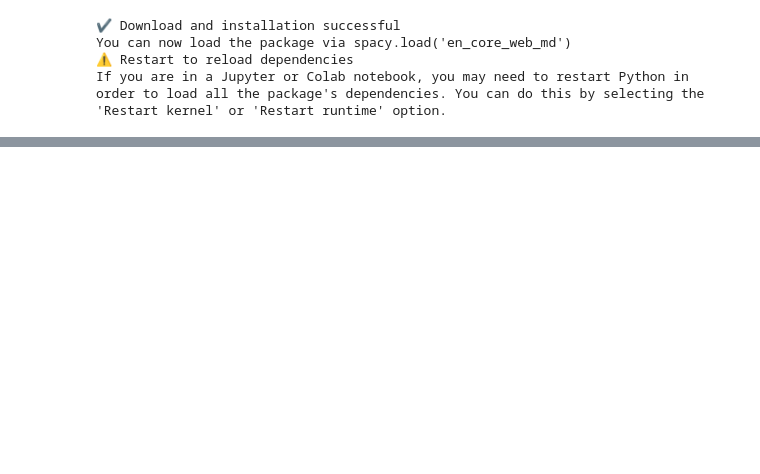
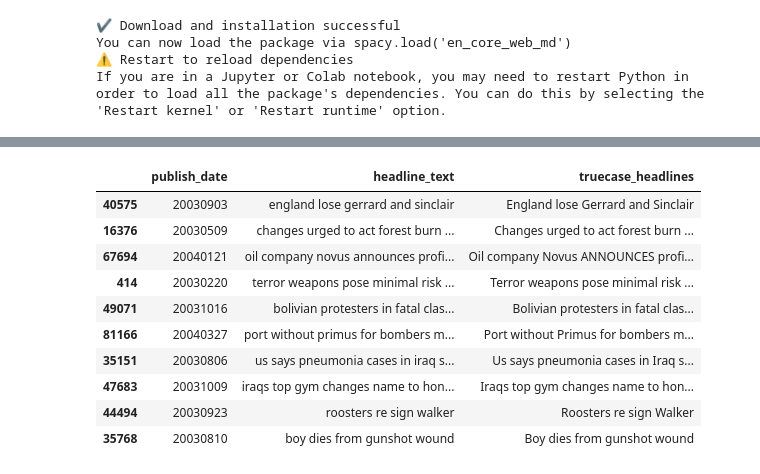
Before and after one commit to almin-byte/million-headlines-topic-modeling, a Jupyter notebook: LDA with gensim and spaCy.ipynb, the cells around one changed output, grey strips where cells are left out. Saved outputs shown, nothing was run; the diff lists cells and outputs as text; code cells hidden in the pictures; blank space fills up the shorter version.

```diff
--- a/LDA with gensim and spaCy.ipynb
+++ b/LDA with gensim and spaCy.ipynb
@@ -53,0 +75,18 @@ test_headlines = np.array(sample.get('headline_text'))
+# %%
+# truecase
+
+sample['truecase_headlines'] = sample['headline_text'].apply(truecase.get_true_case)
+# %%
+sample
+# %% [output]
+|  | publish_date | headline_text | truecase_headlines |
+| 40575 | 20030903 | england lose gerrard and sinclair | England lose Gerrard and Sinclair |
+| 16376 | 20030509 | changes urged to act forest burn ... | Changes urged to act forest burn ... |
+| 67694 | 20040121 | oil company novus announces profi... | Oil company Novus ANNOUNCES profi... |
+| 414 | 20030220 | terror weapons pose minimal risk ... | Terror weapons pose minimal risk ... |
+| 49071 | 20031016 | bolivian protesters in fatal clas... | Bolivian protesters in fatal clas... |
+| 81166 | 20040327 | port without primus for bombers m... | Port without Primus for bombers m... |
+| 35151 | 20030806 | us says pneumonia cases in iraq s... | Us says pneumonia cases in Iraq s... |
+| 47683 | 20031009 | iraqs top gym changes name to hon... | Iraqs top gym changes name to hon... |
+| 44494 | 20030923 | roosters re sign walker | Roosters re sign Walker |
+| 35768 | 20030810 | boy dies from gunshot wound | Boy dies from gunshot wound |
```
Also changed, not shown: parts of 23 cells of this notebook.
